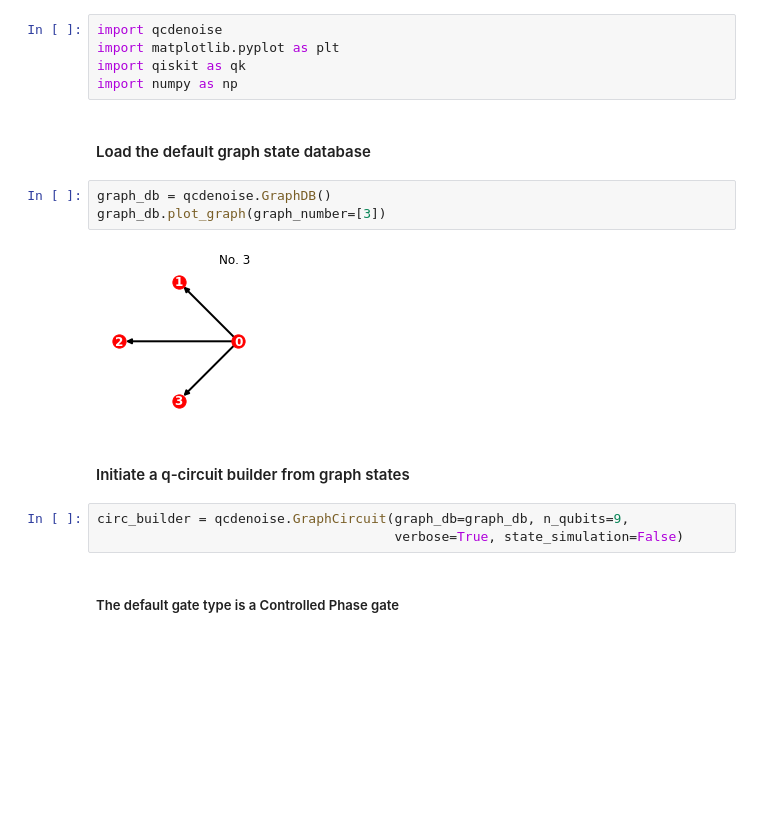
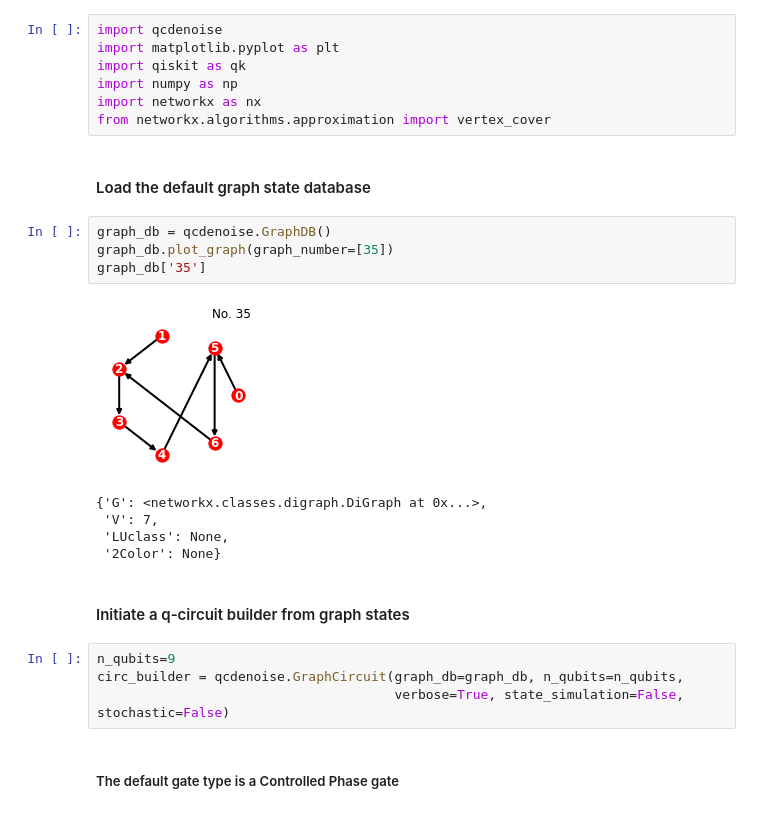
Before and after one commit to nlaanait/qcdenoise, a Jupyter notebook: examples/graph_circuits.ipynb, the cells around one changed output. Drawn from its saved outputs; the diff is of its cells as text; blank space fills up the shorter version.

```diff
--- a/examples/graph_circuits.ipynb
+++ b/examples/graph_circuits.ipynb
@@ -3,18 +3,26 @@ import qcdenoise
 import matplotlib.pyplot as plt
 import qiskit as qk
 import numpy as np
+import networkx as nx
+from networkx.algorithms.approximation import vertex_cover
 # %% [markdown]
 #### Load the default graph state database
 # %%
 graph_db = qcdenoise.GraphDB()
-graph_db.plot_graph(graph_number=[3])
+graph_db.plot_graph(graph_number=[35])
+graph_db['35']
 # %% [output]
-[figure, old version]
+[figure, new version]
+{'G': <networkx.classes.digraph.DiGraph at 0x...>,
+ 'V': 7,
+ 'LUclass': None,
+ '2Color': None}
 # %% [markdown]
 #### Initiate a q-circuit builder from graph states
 # %%
-circ_builder = qcdenoise.GraphCircuit(graph_db=graph_db, n_qubits=9,
-                                      verbose=True, state_simulation=False)
+n_qubits=9
+circ_builder = qcdenoise.GraphCircuit(graph_db=graph_db, n_qubits=n_qubits,
+                                      verbose=True, state_simulation=False, stochastic=False)
 # %% [markdown]
 ##### The default gate type is a Controlled Phase gate
 # %%
```
Also changed, not shown: parts of 6 cells of this notebook, 2 other files.
